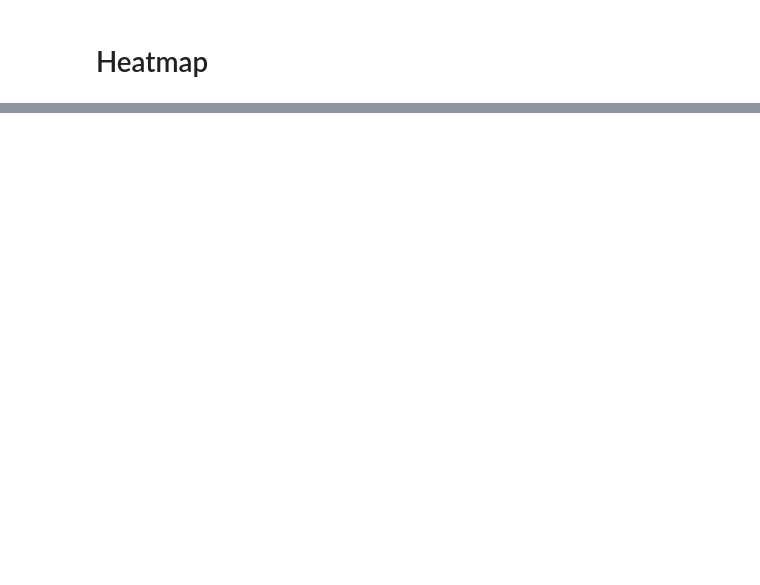
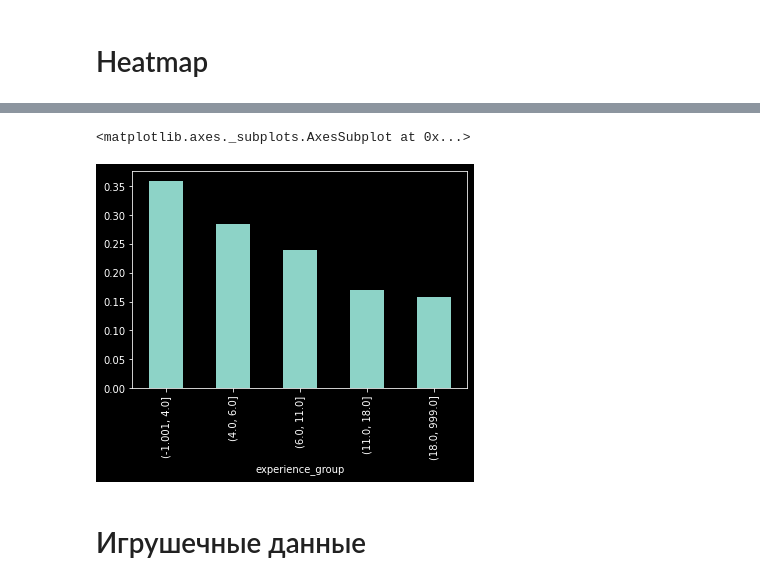
Before and after one commit to arsengir/colab, a Jupyter notebook: pandas_gleb.ipynb, the cells around one changed output, grey strips where cells are left out. Cells and saved outputs as stored; diff of their text form; code cells hidden in the pictures; blank space fills up the shorter version.

```diff
--- a/pandas_gleb.ipynb
+++ b/pandas_gleb.ipynb
@@ -238,0 +988,4 @@ sns.heatmap(t)
+# %%
+df['experience_int'] = df['experience'].replace('<1','0').replace('>20','999').fillna(-1).astype(int)
+# %%
+df['experience_group'] = pd.qcut(df['experience_int'],5)
@@ -238,0 +1002,7 @@ sns.heatmap(t)
+# %%
+df.groupby('experience_group')['target'].mean().plot(kind='bar')
+# %% [output]
+<matplotlib.axes._subplots.AxesSubplot at 0x...>
+[figure, added]
+# %% [markdown]
+# Игрушечные данные
```
Also changed, not shown: parts of 112 cells of this notebook.
